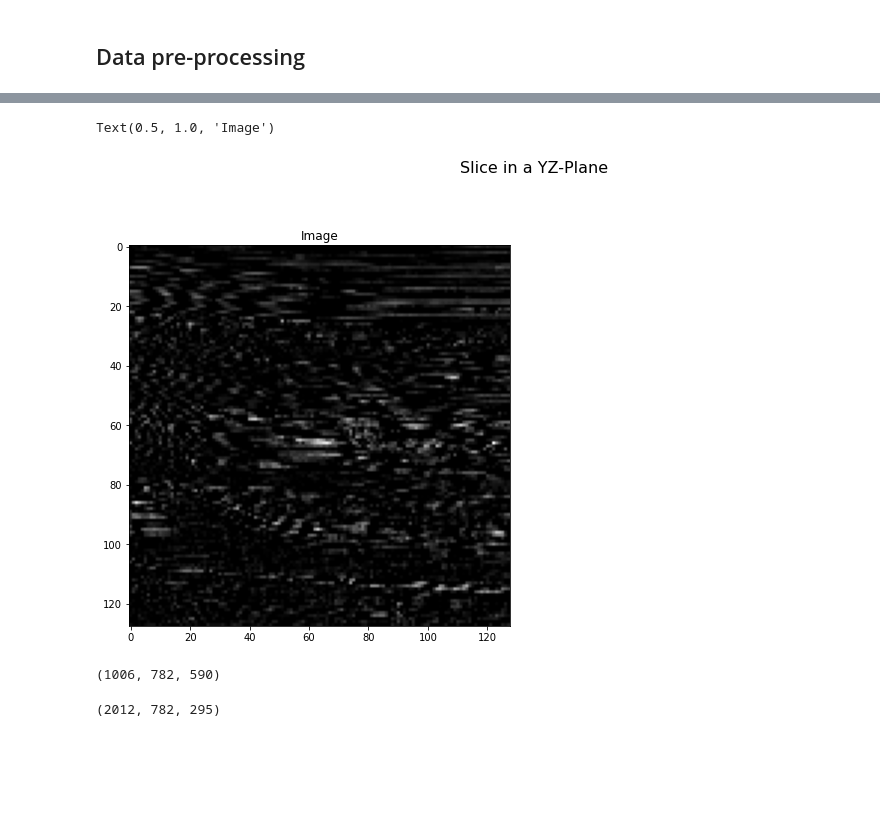
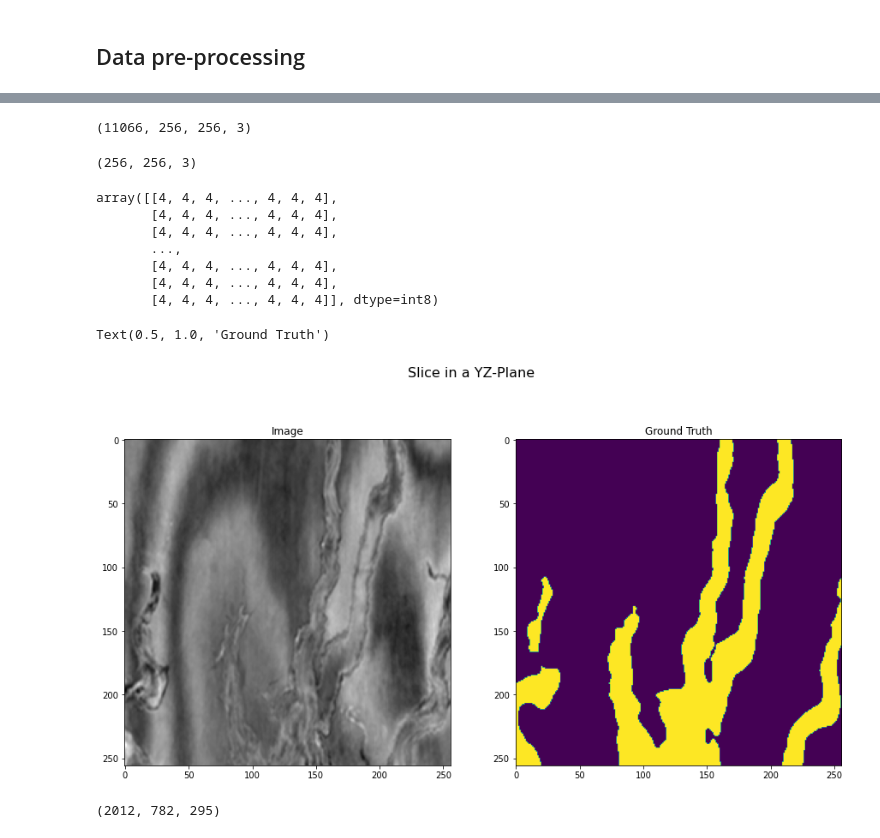
Before and after one commit to CatarinaPinheiro/seismic-facies-identification-unet, a Jupyter notebook: base-model.ipynb, the cells around one changed output, grey strips where cells are left out. Saved outputs shown, nothing was run; the diff lists cells and outputs as text; code cells hidden in the pictures; blank space fills up the shorter version.

Commit message:
refactor and add plot of crop

```diff
--- a/base-model.ipynb
+++ b/base-model.ipynb
@@ -255,0 +183,18 @@ array([[ 356.91235 ,  399.99316 ,  424.47876 , ..., -179.1038  ,
+# %%
+def preprocess_data(images):  # images = a list with all arrays (train and test images)
+    # min_img = min(list(map(lambda x: x.min(), images)))
+    # max_img = max(list(map(lambda x: x.max(), images)))
+    # Normalize values to min and max
+    # normalized_images = list(map(lambda x: (x - min_img) / (max_img - min_img), images))
+    # Normalize values 0 to 255.0
+    normalized_images = list(map(lambda x: (x * 255.0) / x.max(), images))
+    colors_images = list(map(lambda m: convert_1_to_3_channel(m), normalized_images))
+    #preprocessing_images = list(map(lambda y: preproc(y.astype("float32")), colors_images))
+    return colors_images
+
+
+def convert_1_to_3_channel(input):
+    rgb_input = []
+    for i in range(0, len(input)):
+        rgb_input.append(skimage.color.gray2rgb(input[i]))
+    return np.array(rgb_input)
@@ -255,0 +206,3 @@ array([[ 356.91235 ,  399.99316 ,  424.47876 , ..., -179.1038  ,
+# %%
+img_crop, label_crop = input_crop(data_train,label_train,cropsize, stride)
+crop_scale = preprocess_data(images=np.array(img_crop))
@@ -256,17 +214,46 @@ array([[ 356.91235 ,  399.99316 ,  424.47876 , ..., -179.1038  ,
+# %%
+np.array(crop_scale).shape
+# %% [output]
+(11066, 256, 256, 3)
+# %%
+crop_scale[55].shape
+# %% [output]
+(256, 256, 3)
+# %%
+label_crop[55]
+# %% [output]
+array([[4, 4, 4, ..., 4, 4, 4],
+       [4, 4, 4, ..., 4, 4, 4],
+       [4, 4, 4, ..., 4, 4, 4],
+       ...,
+       [4, 4, 4, ..., 4, 4, 4],
+       [4, 4, 4, ..., 4, 4, 4],
+       [4, 4, 4, ..., 4, 4, 4]], dtype=int8)
 # %%
+# plot one crop (image and label)
 fig = plt.figure(figsize=(15,8))
 
 fig.suptitle('Slice in a YZ-Plane', fontsize=16)
 ax = fig.add_subplot(121)
-ax.imshow(training_img_data[55][:,:,1],cmap='gray')
+ax.imshow(crop_scale[3000][:,:,0],cmap='gray')
 ax.set_title('Image')
+
+ax1 = fig.add_subplot(122)
+ax1.imshow(label_crop[3000][:,:])
+ax1.set_title('Ground Truth')
 # %% [output]
-Text(0.5, 1.0, 'Image')
+Text(0.5, 1.0, 'Ground Truth')
-[figure, old version]
+[figure, new version]
 # %%
-data_train.shape
+from keras import backend as Kb
+def jacard_coef(y_true,y_pred):
+    y_true = Kb.flatten(y_true)
+    y_pred = Kb.flatten(y_pred)
+    intersection = Kb.sum(y_true*y_pred)
+    return (intersection + 1.0)/(Kb.sum(y_true) + Kb.sum(y_pred) - intersection + 1.0)
+
+def jacard_coef_loss(y_true,y_pred):
+    return - jacard_coef(y_true, y_pred)
-# %% [output]
-(1006, 782, 590)
 # %%
 np.concatenate((data_train[:,:,:295], data_train[:,:,295:])).shape
 # %% [output]
```
Also changed, not shown: parts of 13 cells of this notebook.
